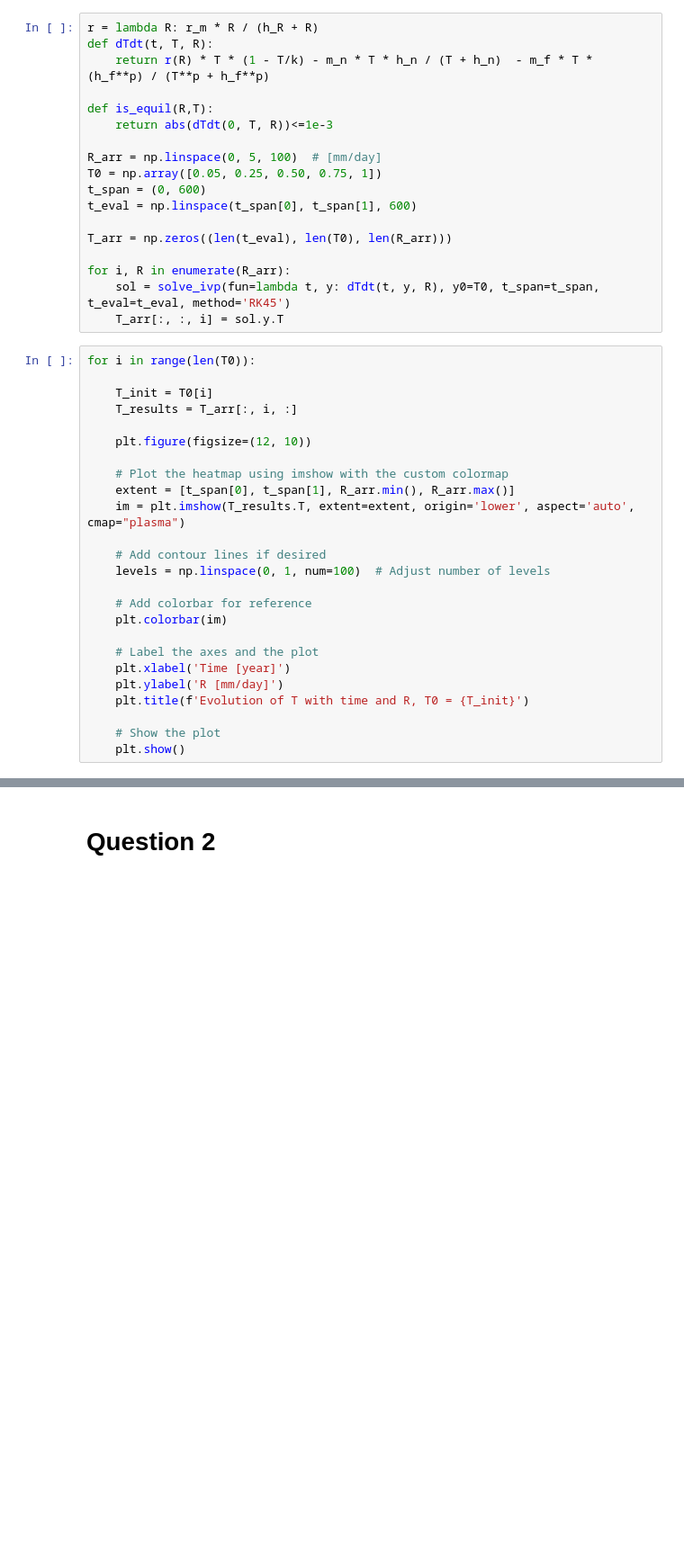
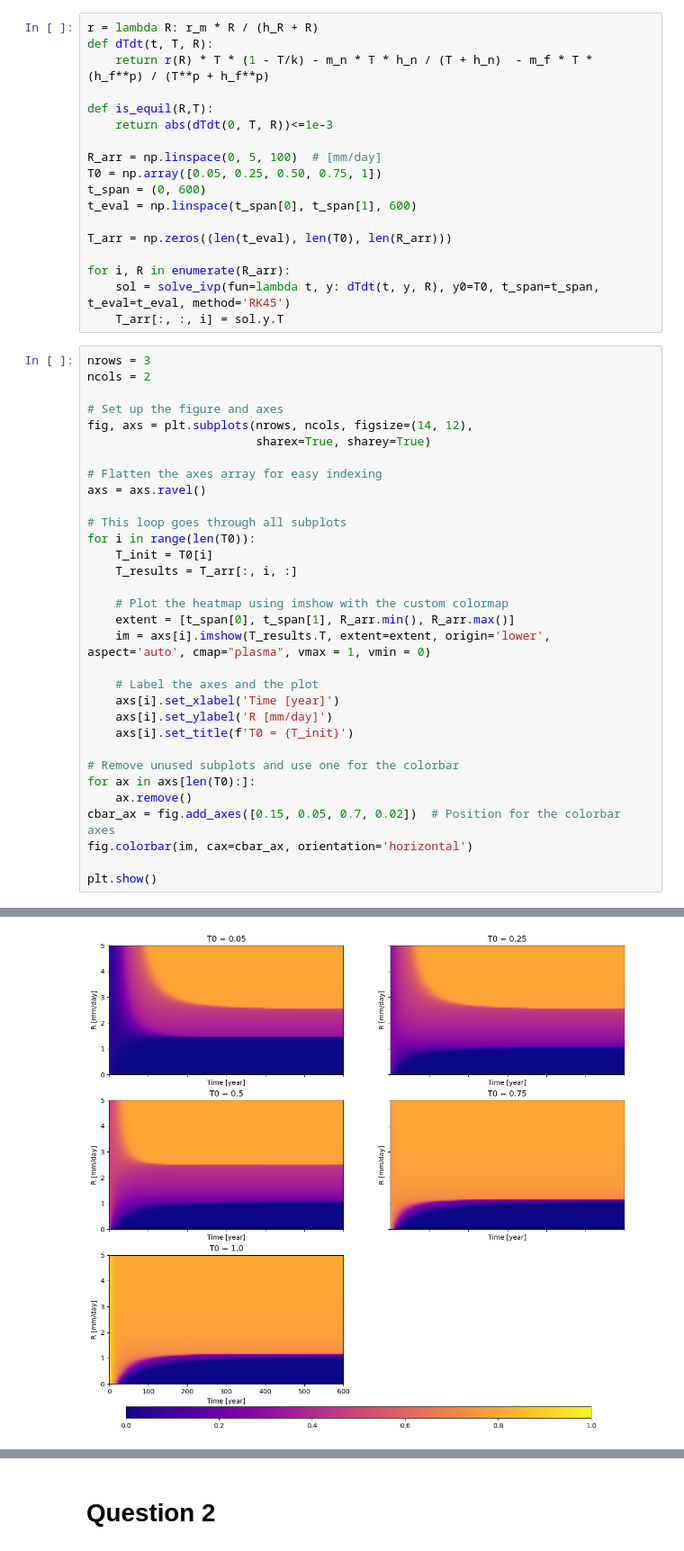
Before and after one commit to TheoHanon/Modeling, a Jupyter notebook: Part1.ipynb, the cells around one changed output, grey strips where cells are left out. Shown at 90% size. Cells and saved outputs as stored; diff of their text form; blank space fills up the shorter version.

```diff
--- a/Part1.ipynb
+++ b/Part1.ipynb
@@ -42,28 +42,35 @@ for i, R in enumerate(R_arr):
     sol = solve_ivp(fun=lambda t, y: dTdt(t, y, R), y0=T0, t_span=t_span, t_eval=t_eval, method='RK45')
     T_arr[:, :, i] = sol.y.T
 # %%
+nrows = 3
+ncols = 2
+
+# Set up the figure and axes
+fig, axs = plt.subplots(nrows, ncols, figsize=(14, 12),
+                        sharex=True, sharey=True)
+
+# Flatten the axes array for easy indexing
+axs = axs.ravel()
+
+# This loop goes through all subplots
 for i in range(len(T0)):
-
     T_init = T0[i]
     T_results = T_arr[:, i, :]
 
-    plt.figure(figsize=(12, 10))
-
     # Plot the heatmap using imshow with the custom colormap
     extent = [t_span[0], t_span[1], R_arr.min(), R_arr.max()]
-    im = plt.imshow(T_results.T, extent=extent, origin='lower', aspect='auto', cmap="plasma")
-
-    # Add contour lines if desired
-    levels = np.linspace(0, 1, num=100)  # Adjust number of levels
-
-    # Add colorbar for reference
-    plt.colorbar(im)
+    im = axs[i].imshow(T_results.T, extent=extent, origin='lower', aspect='auto', cmap="plasma", vmax = 1, vmin = 0)
 
     # Label the axes and the plot
-    plt.xlabel('Time [year]')
-    plt.ylabel('R [mm/day]')
-    plt.title(f'Evolution of T with time and R, T0 = {T_init}')
+    axs[i].set_xlabel('Time [year]')
+    axs[i].set_ylabel('R [mm/day]')
+    axs[i].set_title(f'T0 = {T_init}')
 
-    # Show the plot
-    plt.show()
+# Remove unused subplots and use one for the colorbar
+for ax in axs[len(T0):]:
+    ax.remove()
+cbar_ax = fig.add_axes([0.15, 0.05, 0.7, 0.02])  # Position for the colorbar axes
+fig.colorbar(im, cax=cbar_ax, orientation='horizontal')
+
+plt.show()
 # %% [output]
@@ -80,3 +77,4 @@ for i in range(len(T0)):
+[figure, added]
 # %%
 from matplotlib.lines import Line2D
 
```
Also changed, not shown: parts of 1 cell of this notebook, 9 other files.
